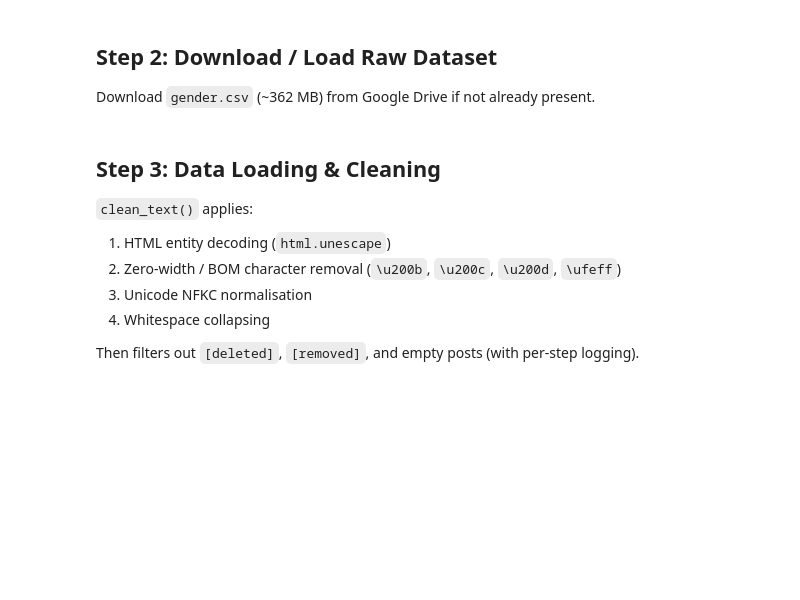
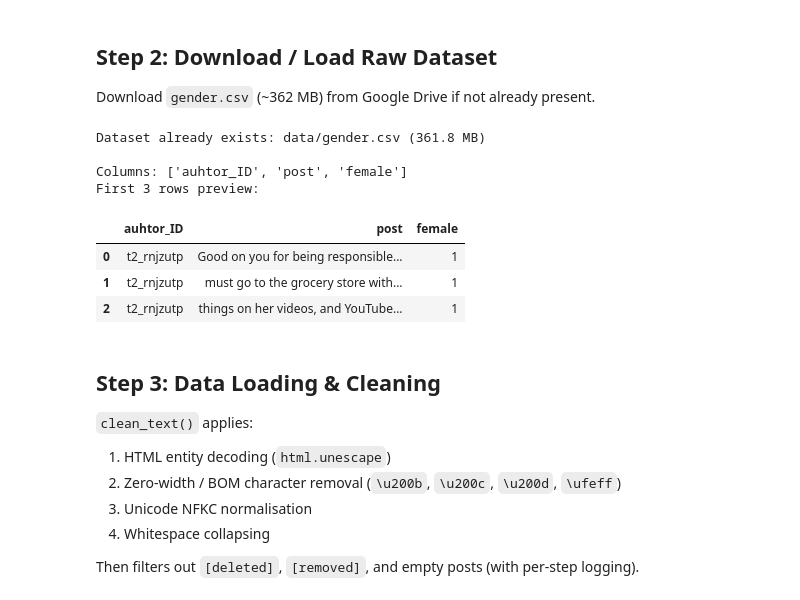
Before and after one commit to lucazini03/NLP-project, a Jupyter notebook: Reddit_Gender_Classification.ipynb, the cells around one changed output. Saved outputs shown, nothing was run; the diff lists cells and outputs as text; code cells hidden in the pictures; blank space fills up the shorter version.

```diff
--- a/Reddit_Gender_Classification.ipynb
+++ b/Reddit_Gender_Classification.ipynb
@@ -102,27 +126,38 @@ Download `gender.csv` (~362 MB) from Google Drive if not already present.
 # %%
 import os
 import gdown
 
+#https://drive.google.com/file/d/14poUE5BV9EVm9ofUnp79oHd_AC6SeLpw/view?usp=sharing
+
 DATA_DIR = "data"
 DATA_FILE = os.path.join(DATA_DIR, "gender.csv")
-GDRIVE_FILE_ID = "1gMvMnMfX1s3MBgL43R_lKFMxOcNqfbOG"
+GDRIVE_FILE_ID = "14poUE5BV9EVm9ofUnp79oHd_AC6SeLpw"
 
 os.makedirs(DATA_DIR, exist_ok=True)
 
 if not os.path.exists(DATA_FILE):
     print("Downloading dataset...")
     gdown.download(id=GDRIVE_FILE_ID, output=DATA_FILE, quiet=False)
 else:
     size_mb = os.path.getsize(DATA_FILE) / 1e6
     print(f"Dataset already exists: {DATA_FILE} ({size_mb:.1f} MB)")
 
 # Quick sanity check
 import pandas as pd
 df_peek = pd.read_csv(DATA_FILE, nrows=3, engine="python", sep=",",
                        quotechar='"', escapechar="\\", on_bad_lines="skip")
 print(f"\nColumns: {list(df_peek.columns)}")
 print(f"First 3 rows preview:")
 display(df_peek)
+# %% [output]
+Dataset already exists: data/gender.csv (361.8 MB)
+
+Columns: ['auhtor_ID', 'post', 'female']
+First 3 rows preview:
+|  | auhtor_ID | post | female |
+| 0 | t2_rnjzutp | Good on you for being responsible... | 1 |
+| 1 | t2_rnjzutp | must go to the grocery store with... | 1 |
+| 2 | t2_rnjzutp | things on her videos, and YouTube... | 1 |
 # %% [markdown]
 ## Step 3: Data Loading & Cleaning
 
```
Also changed, not shown: parts of 9 cells of this notebook, 1 other file.
